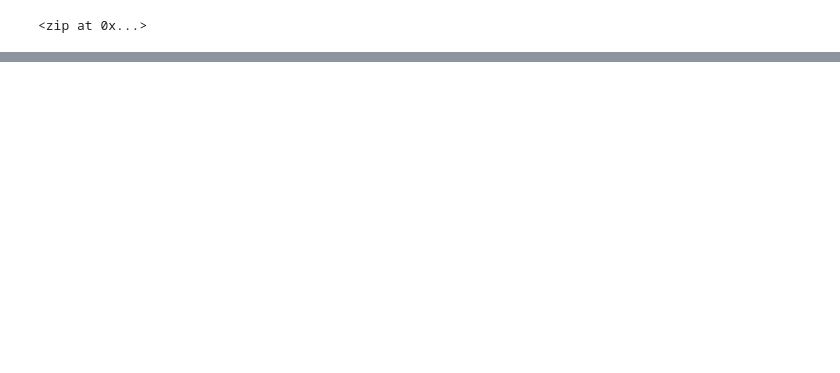
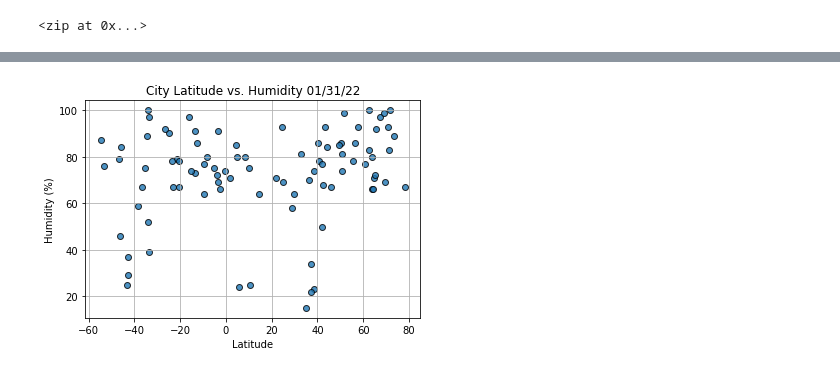
Before and after one commit to kjminges/world-weather-analysis, a Jupyter notebook: WeatherPy.ipynb, the cells around one changed output, grey strips where cells are left out. Drawn from its saved outputs; the diff is of its cells as text; code cells hidden in the pictures; blank space fills up the shorter version.

```diff
--- a/WeatherPy.ipynb
+++ b/WeatherPy.ipynb
@@ -34,0 +41,4 @@ len(cities)
+# %%
+# Starting URL for Weather Map API Call.
+url = "http://api.openweathermap.org/data/2.5/weather?units=Imperial&APPID=" + weather_api_key
+print(url)
@@ -34,0 +194,18 @@ len(cities)
+# %%
+# Build the scatter plots for latitude vs. humidity.
+plt.scatter(lats,
+            humidity,
+            edgecolor="black", linewidths=1, marker="o",
+            alpha=0.8, label="Cities")
+
+# Incorporate the other graph properties.
+plt.title(f"City Latitude vs. Humidity "+ time.strftime("%x"))
+plt.ylabel("Humidity (%)")
+plt.xlabel("Latitude")
+plt.grid(True)
+# Save the figure.
+plt.savefig("weather_data/Fig2.png")
+# Show plot.
+plt.show()
+# %% [output]
+[figure, added]
```
Also changed, not shown: parts of 14 cells of this notebook.
